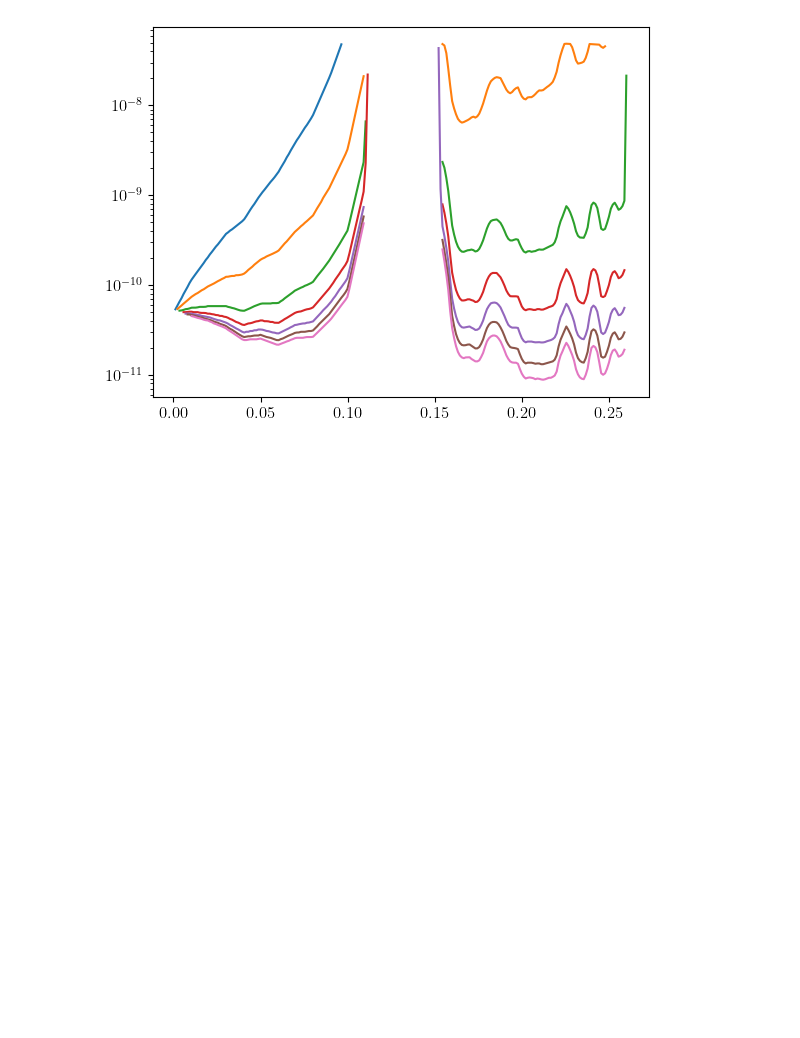
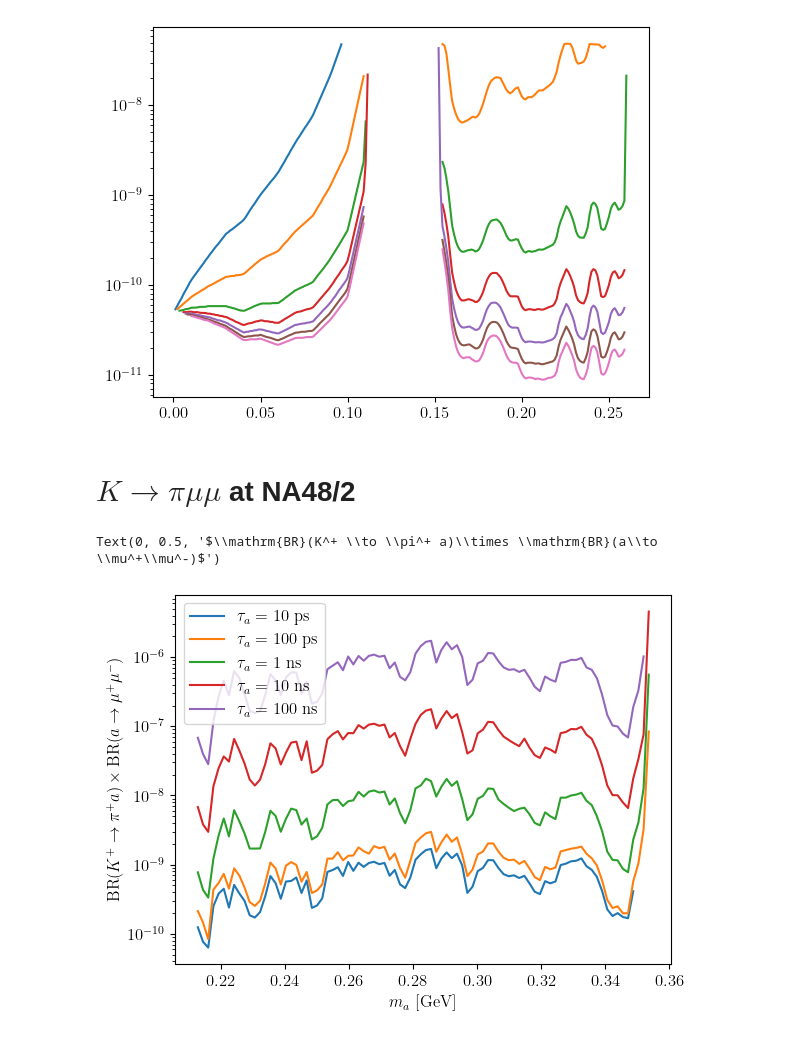
Before and after one commit to alp-aca/alp-aca, a Jupyter notebook: tutorials/displaced_LHCb/read_figures.ipynb, the cells around one changed output. Drawn from its saved outputs; the diff is of its cells as text; code cells hidden in the pictures; blank space fills up the shorter version.

```diff
--- a/tutorials/displaced_LHCb/read_figures.ipynb
+++ b/tutorials/displaced_LHCb/read_figures.ipynb
@@ -614,3 +614,30 @@ plt.semilogy(ma, 10**matrix_res[:-1,6], label=r'$\tau_a = \infty$')
 [figure]
 # %%
 np.save('../../alpaca/experimental_data/invisible/na62_kpiInv.npy', matrix_res.T)
+# %% [markdown]
+# $K\to\pi\mu\mu$ at NA48/2
+# %%
+df_kpimumu_1ns = pd.read_csv('kpimumu_1ns.csv')
+df_kpimumu_10ns = pd.read_csv('kpimumu_10ns.csv')
+df_kpimumu_100ns = pd.read_csv('kpimumu_100ns.csv')
+df_kpimumu_10ps = pd.read_csv('kpimumu_10ps.csv')
+df_kpimumu_100ps = pd.read_csv('kpimumu_100ps.csv')
+# %%
+interp_kpimumu_1ns = interp1d(df_kpimumu_1ns['ma_GeV'], np.log10(df_kpimumu_1ns['BR']), kind='linear', bounds_error=False)
+interp_kpimumu_10ns = interp1d(df_kpimumu_10ns['ma_GeV'], np.log10(df_kpimumu_10ns['BR']), kind='linear', bounds_error=False)
+interp_kpimumu_100ns = interp1d(df_kpimumu_100ns['ma_GeV'], np.log10(df_kpimumu_100ns['BR']), kind='linear', bounds_error=False)
+interp_kpimumu_10ps = interp1d(df_kpimumu_10ps['ma_GeV'], np.log10(df_kpimumu_10ps['BR']), kind='linear', bounds_error=False)
+interp_kpimumu_100ps = interp1d(df_kpimumu_100ps['ma_GeV'], np.log10(df_kpimumu_100ps['BR']), kind='linear', bounds_error=False)
+# %%
+ma = np.linspace(0.2, 0.36, 100)
+plt.semilogy(ma, 10**interp_kpimumu_10ps(ma), label=r'$\tau_a = 10$ ps')
+plt.semilogy(ma, 10**interp_kpimumu_100ps(ma), label=r'$\tau_a = 100$ ps')
+plt.semilogy(ma, 10**interp_kpimumu_1ns(ma), label=r'$\tau_a = 1$ ns')
+plt.semilogy(ma, 10**interp_kpimumu_10ns(ma), label=r'$\tau_a = 10$ ns')
+plt.semilogy(ma, 10**interp_kpimumu_100ns(ma), label=r'$\tau_a = 100$ ns')
+plt.legend()
+plt.xlabel(r'$m_a$ [GeV]')
+plt.ylabel(r'$\mathrm{BR}(K^+ \to \pi^+ a)\times \mathrm{BR}(a\to \mu^+\mu^-)$')
+# %% [output]
+Text(0, 0.5, '$\\mathrm{BR}(K^+ \\to \\pi^+ a)\\times \\mathrm{BR}(a\\to \\mu^+\\mu^-)$')
+[figure, added]
```
Also changed, not shown: parts of 2 cells of this notebook, 13 other files.
